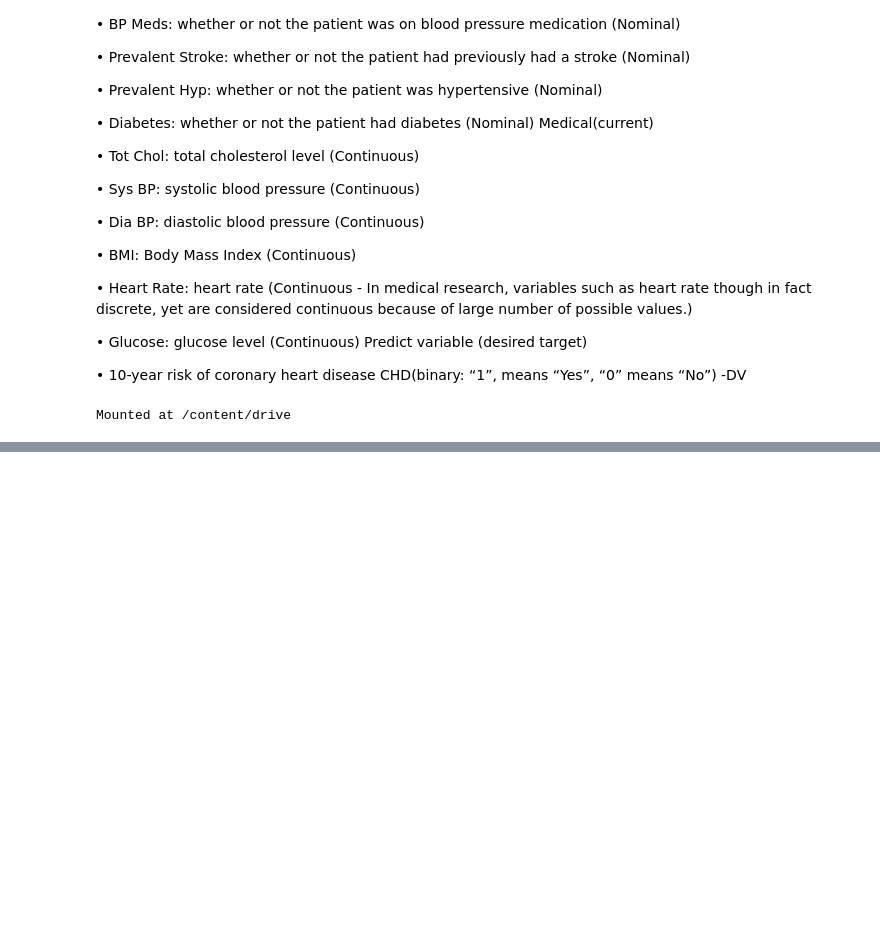
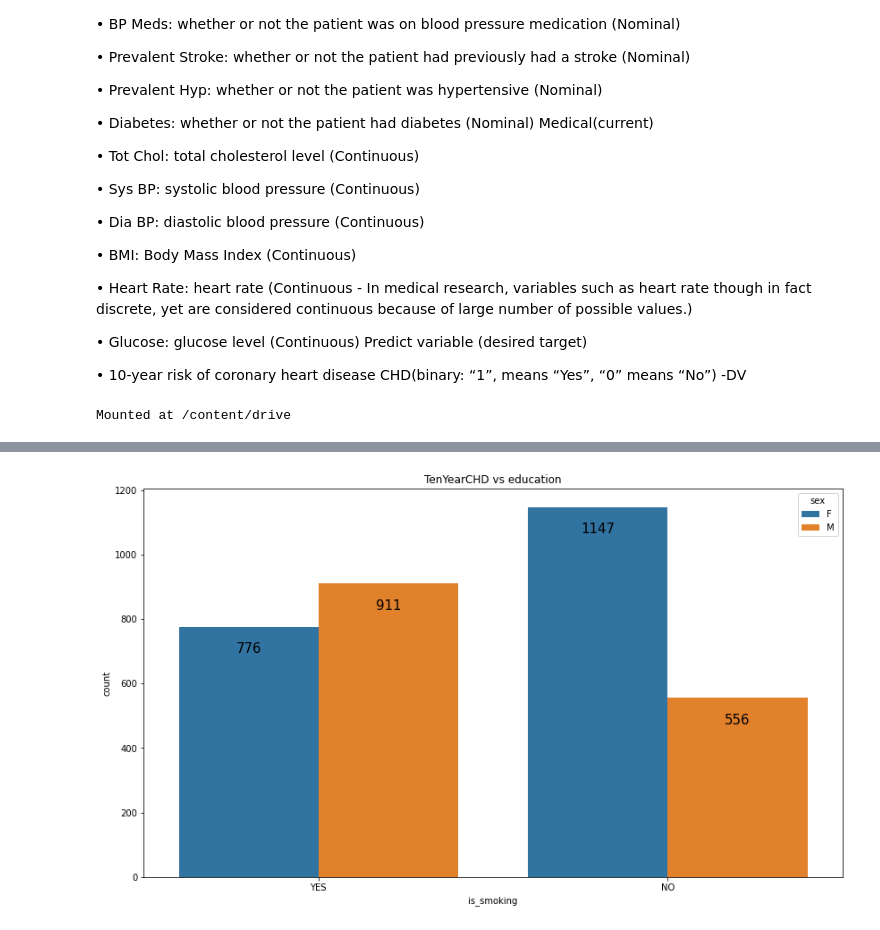
Before and after one commit to Rochakr4/Bike-Sharing-Demand-Prediction---Capstone-Project, a Jupyter notebook: CAPSTONE_PROJECT_3_Cardiovascular_Risk_Prediction.ipynb, the cells around one changed output, grey strips where cells are left out. Cells and saved outputs as stored; diff of their text form; code cells hidden in the pictures; blank space fills up the shorter version.

```diff
--- a/CAPSTONE_PROJECT_3_Cardiovascular_Risk_Prediction.ipynb
+++ b/CAPSTONE_PROJECT_3_Cardiovascular_Risk_Prediction.ipynb
@@ -77,0 +195,10 @@ bike_df=pd.read_csv('/content/drive/MyDrive/CAPSTONE PROJECT 3- Cardiovascular R
+# %%
+cat_features = ['education', 'sex', 'is_smoking', 'BPMeds', 'prevalentStroke', 'prevalentHyp', 'diabetes']
+plt.figure(figsize=(14,8))
+ch=sns.countplot(hue='sex',x='is_smoking',data=data_df)
+plt.title('TenYearCHD vs education')
+for p in ch.patches:
+    ch.annotate(f'\n{p.get_height()}', (p.get_x()+0.2, p.get_height()), ha='center', va='top', size=15)
+plt.show()
+# %% [output]
+[figure, added]
```
Also changed, not shown: parts of 13 cells of this notebook.
